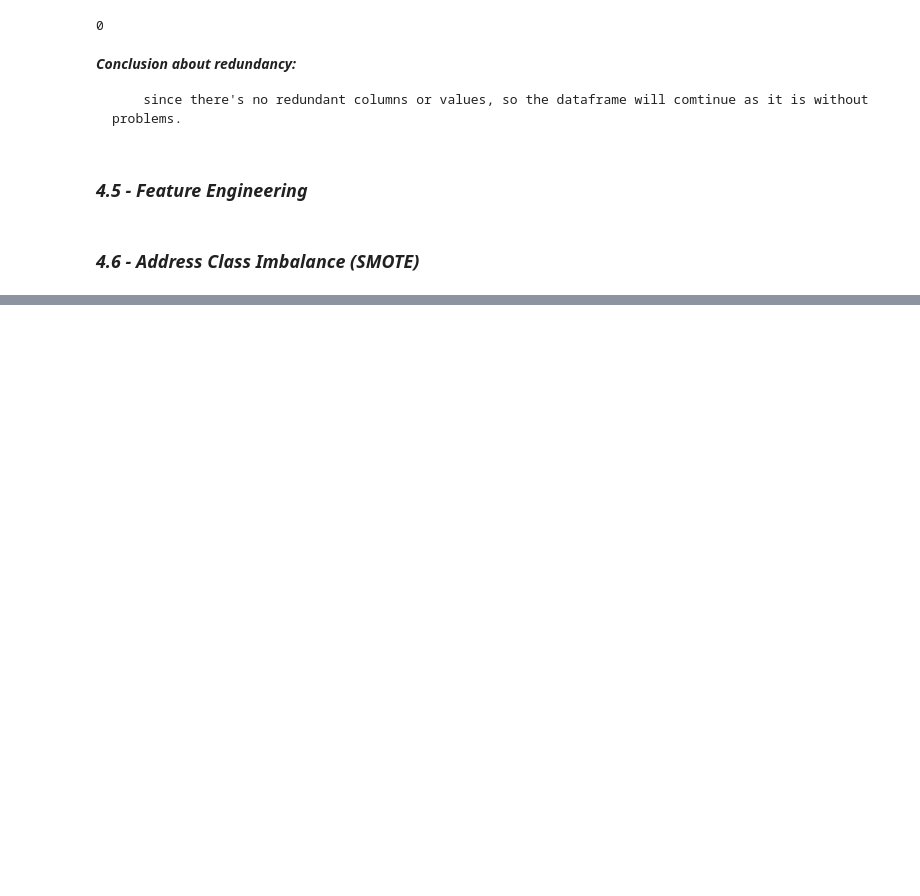
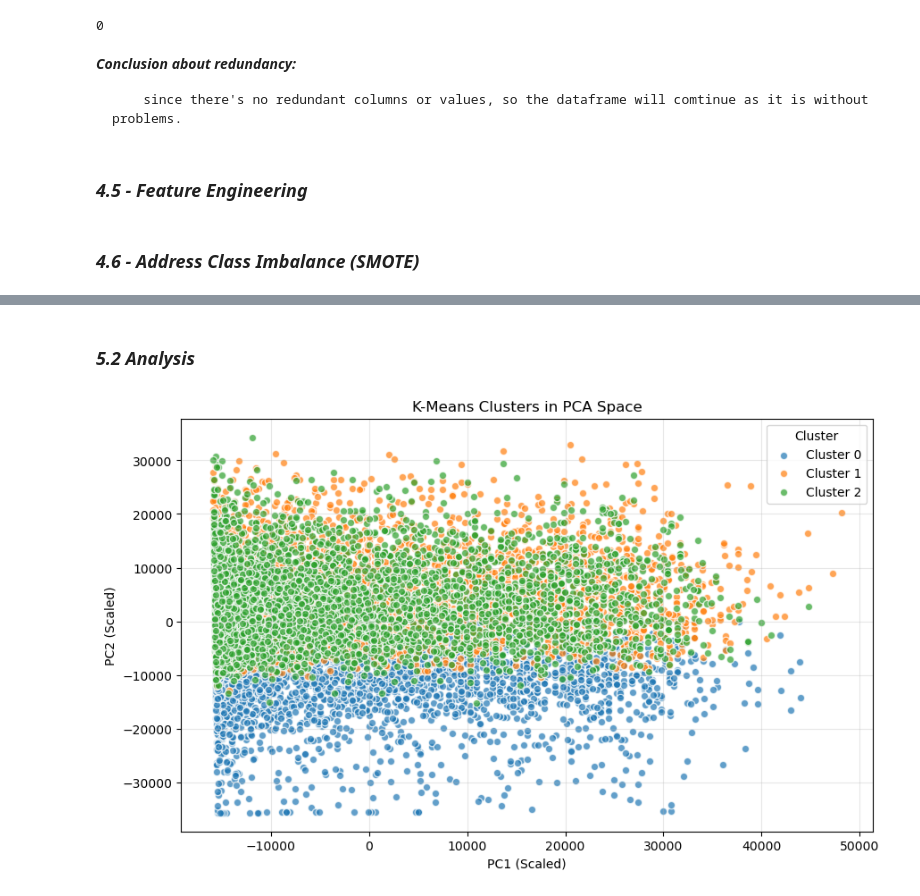
Before and after one commit to TurkishTM/PredictiveMaintenanceSystem, a Jupyter notebook: MainCode.ipynb, the cells around one changed output, grey strips where cells are left out. Saved outputs shown, nothing was run; the diff lists cells and outputs as text; code cells hidden in the pictures; blank space fills up the shorter version.

Commit message:
Advanced Analysis

```diff
--- a/MainCode.ipynb
+++ b/MainCode.ipynb
@@ -249,0 +268,2 @@ df_preprocessed.to_csv('PreprocessedDataSet.csv', index=False)
+# %% [markdown]
+### ***5.2 Analysis***
@@ -249,0 +272,25 @@ df_preprocessed.to_csv('PreprocessedDataSet.csv', index=False)
+# %%
+#reduce to 2D with PCA for scatter‐plot
+pca = PCA(n_components=2, random_state=42)
+pcs = pca.fit_transform(X)           # X is your feature matrix from before
+df[['PC1', 'PC2']] = pcs
+# %%
+kmeans = KMeans(n_clusters=3, random_state=42)
+df['cluster'] = kmeans.fit_predict(X)
+# %%
+plt.figure(figsize=(10, 6))
+for cluster in sorted(df['cluster'].unique()):  # Add colon
+    mask = df['cluster'] == cluster
+    plt.scatter(df.loc[mask, 'PC1'],
+                df.loc[mask, 'PC2'],
+                label=f'Cluster {cluster}',  # Fix label formatting
+                alpha=0.7,
+                edgecolor='w')
+plt.title('K-Means Clusters in PCA Space')
+plt.xlabel('PC1 (Scaled)')
+plt.ylabel('PC2 (Scaled)')
+plt.legend(title='Cluster')  # Correct legend command
+plt.grid(alpha=0.3)
+plt.show()
+# %% [output]
+[figure, added]
```
Also changed, not shown: parts of 11 cells of this notebook.
